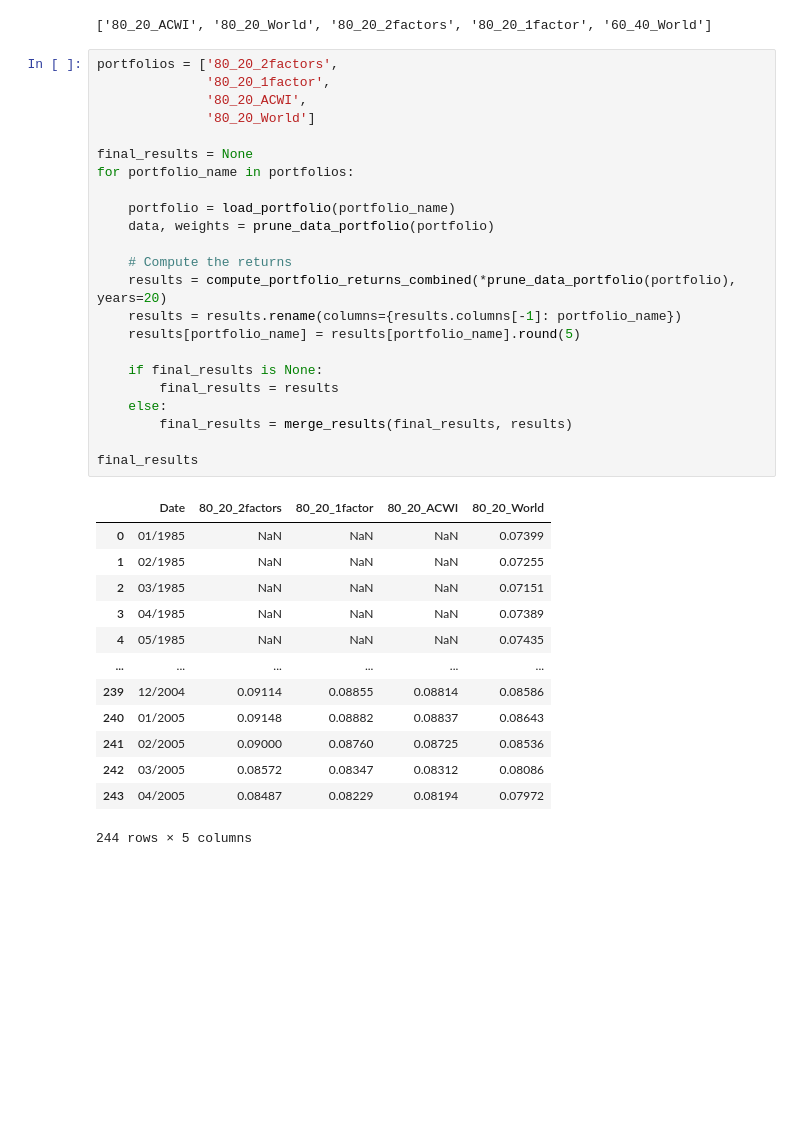
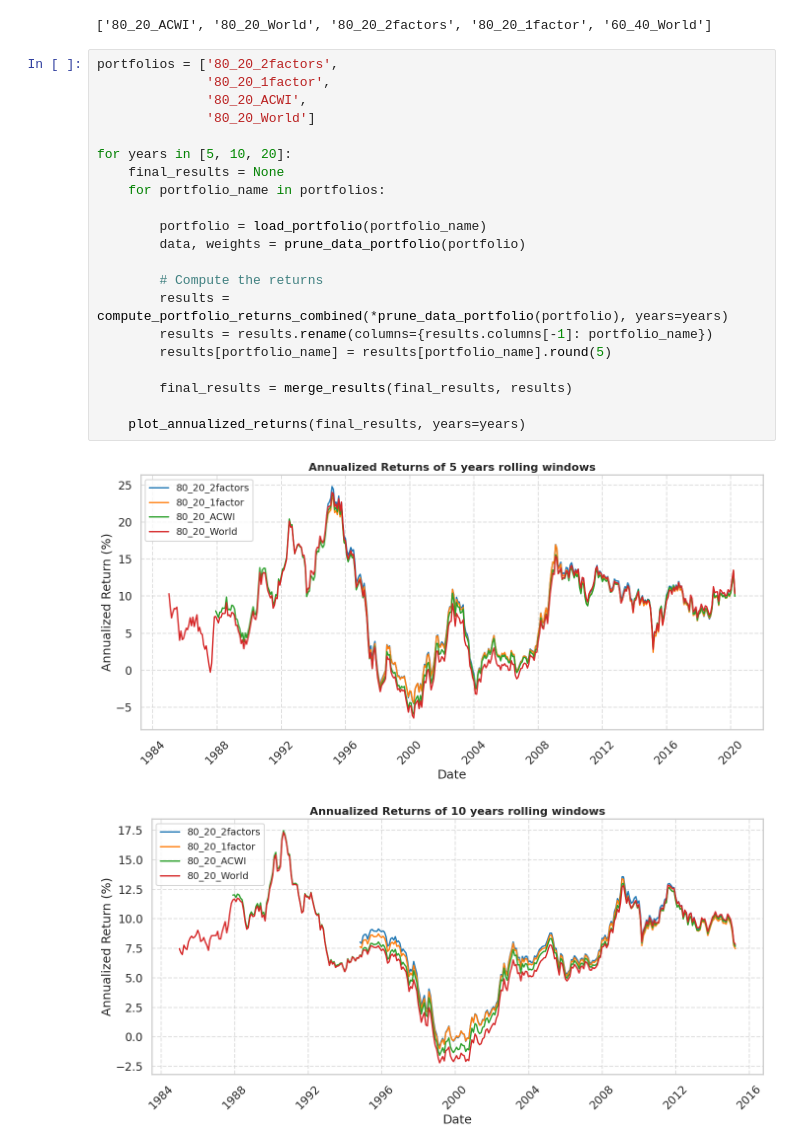
Before and after one commit to PhisicsLollo0/Finance4All, a Jupyter notebook: prices_scraping.ipynb, the cells around one changed output. Drawn from its saved outputs; the diff is of its cells as text; blank space fills up the shorter version.

```diff
--- a/prices_scraping.ipynb
+++ b/prices_scraping.ipynb
@@ -75,37 +47,24 @@ get_list_of_portfolios()
 # %%
 portfolios = ['80_20_2factors',
               '80_20_1factor',
               '80_20_ACWI',
               '80_20_World']
 
-final_results = None
-for portfolio_name in portfolios:
+for years in [5, 10, 20]:
+    final_results = None
+    for portfolio_name in portfolios:
 
-    portfolio = load_portfolio(portfolio_name)
-    data, weights = prune_data_portfolio(portfolio)
+        portfolio = load_portfolio(portfolio_name)
+        data, weights = prune_data_portfolio(portfolio)
 
-    # Compute the returns
-    results = compute_portfolio_returns_combined(*prune_data_portfolio(portfolio), years=20)
-    results = results.rename(columns={results.columns[-1]: portfolio_name})
-    results[portfolio_name] = results[portfolio_name].round(5)
+        # Compute the returns
+        results = compute_portfolio_returns_combined(*prune_data_portfolio(portfolio), years=years)
+        results = results.rename(columns={results.columns[-1]: portfolio_name})
+        results[portfolio_name] = results[portfolio_name].round(5)
 
-    if final_results is None:
-        final_results = results
-    else:
         final_results = merge_results(final_results, results)
 
-final_results
+    plot_annualized_returns(final_results, years=years)
 # %% [output]
-|  | Date | 80_20_2factors | 80_20_1factor | 80_20_ACWI | 80_20_World |
-| 0 | 01/1985 | NaN | NaN | NaN | 0.07399 |
-| 1 | 02/1985 | NaN | NaN | NaN | 0.07255 |
-| 2 | 03/1985 | NaN | NaN | NaN | 0.07151 |
-| 3 | 04/1985 | NaN | NaN | NaN | 0.07389 |
-| 4 | 05/1985 | NaN | NaN | NaN | 0.07435 |
-| ... | ... | ... | ... | ... | ... |
-| 239 | 12/2004 | 0.09114 | 0.08855 | 0.08814 | 0.08586 |
-| 240 | 01/2005 | 0.09148 | 0.08882 | 0.08837 | 0.08643 |
-| 241 | 02/2005 | 0.09000 | 0.08760 | 0.08725 | 0.08536 |
-| 242 | 03/2005 | 0.08572 | 0.08347 | 0.08312 | 0.08086 |
-| 243 | 04/2005 | 0.08487 | 0.08229 | 0.08194 | 0.07972 |
-244 rows × 5 columns
+[figure, added]
+[figure, added]
```
Also changed, not shown: parts of 5 cells of this notebook, 3 other files.
